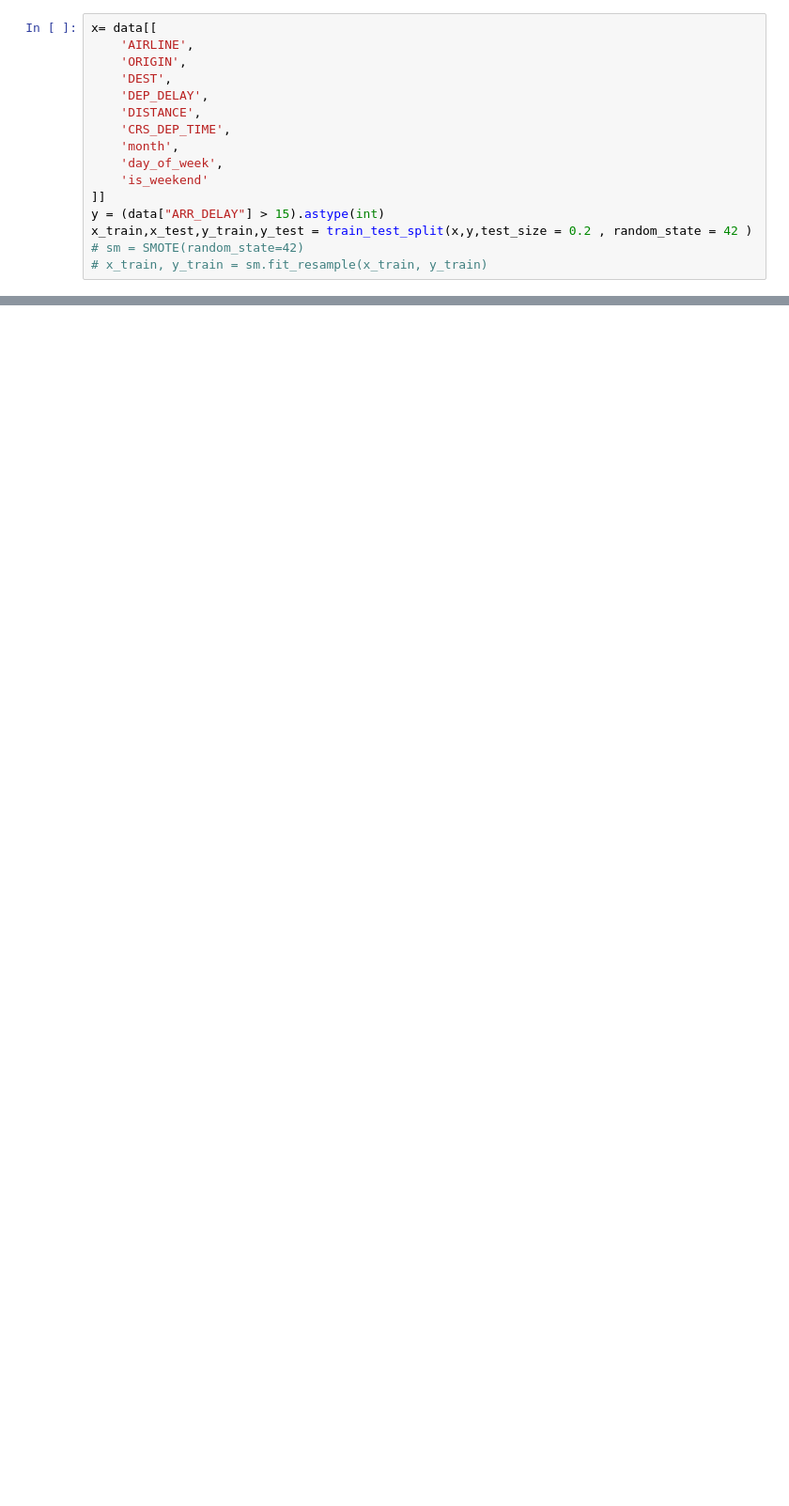
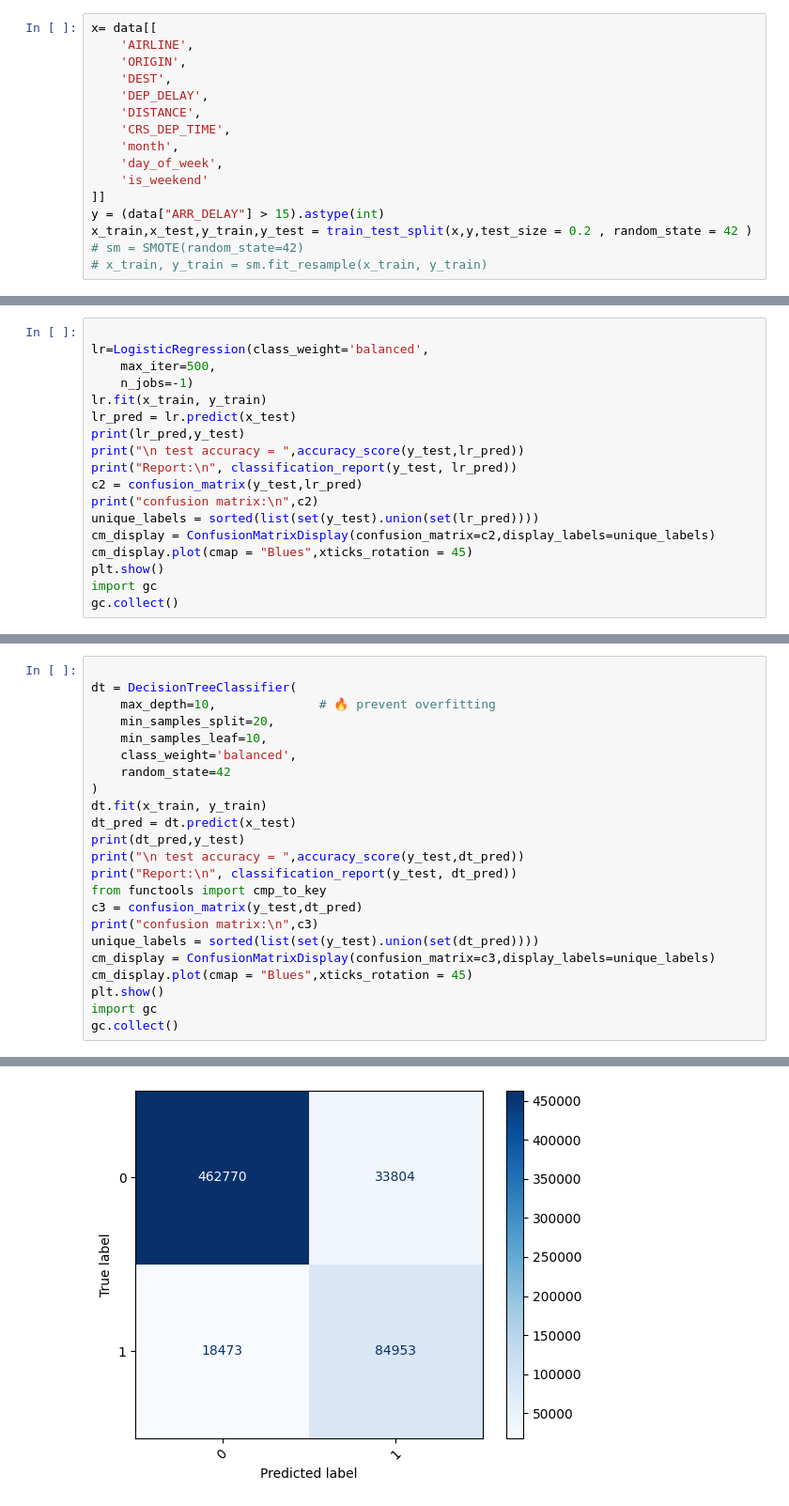
Before and after one commit to mohit12kumar/dataset4, a Jupyter notebook: Untitled12.ipynb, the cells around one changed output, grey strips where cells are left out. Shown at 94% size. Drawn from its saved outputs; the diff is of its cells as text; blank space fills up the shorter version.

```diff
--- a/Untitled12.ipynb
+++ b/Untitled12.ipynb
@@ -987,0 +367,18 @@ print("\n test accuracy = ",accuracy_score(y_test,y_pred))
+# %%
+
+lr=LogisticRegression(class_weight='balanced',
+    max_iter=500,
+    n_jobs=-1)
+lr.fit(x_train, y_train)
+lr_pred = lr.predict(x_test)
+print(lr_pred,y_test)
+print("\n test accuracy = ",accuracy_score(y_test,lr_pred))
+print("Report:\n", classification_report(y_test, lr_pred))
+c2 = confusion_matrix(y_test,lr_pred)
+print("confusion matrix:\n",c2)
+unique_labels = sorted(list(set(y_test).union(set(lr_pred))))
+cm_display = ConfusionMatrixDisplay(confusion_matrix=c2,display_labels=unique_labels)
+cm_display.plot(cmap = "Blues",xticks_rotation = 45)
+plt.show()
+import gc
+gc.collect()
@@ -987,0 +405,24 @@ print("\n test accuracy = ",accuracy_score(y_test,y_pred))
+# %%
+
+dt = DecisionTreeClassifier(
+    max_depth=10,              # 🔥 prevent overfitting
+    min_samples_split=20,
+    min_samples_leaf=10,
+    class_weight='balanced',
+    random_state=42
+)
+dt.fit(x_train, y_train)
+dt_pred = dt.predict(x_test)
+print(dt_pred,y_test)
+print("\n test accuracy = ",accuracy_score(y_test,dt_pred))
+print("Report:\n", classification_report(y_test, dt_pred))
+from functools import cmp_to_key
+c3 = confusion_matrix(y_test,dt_pred)
+print("confusion matrix:\n",c3)
+unique_labels = sorted(list(set(y_test).union(set(dt_pred))))
+cm_display = ConfusionMatrixDisplay(confusion_matrix=c3,display_labels=unique_labels)
+cm_display.plot(cmap = "Blues",xticks_rotation = 45)
+plt.show()
+import gc
+gc.collect()
+# %% [output]
@@ -987,0 +446 @@ print("\n test accuracy = ",accuracy_score(y_test,y_pred))
+[figure, added]
```
Also changed, not shown: parts of 79 cells of this notebook.
